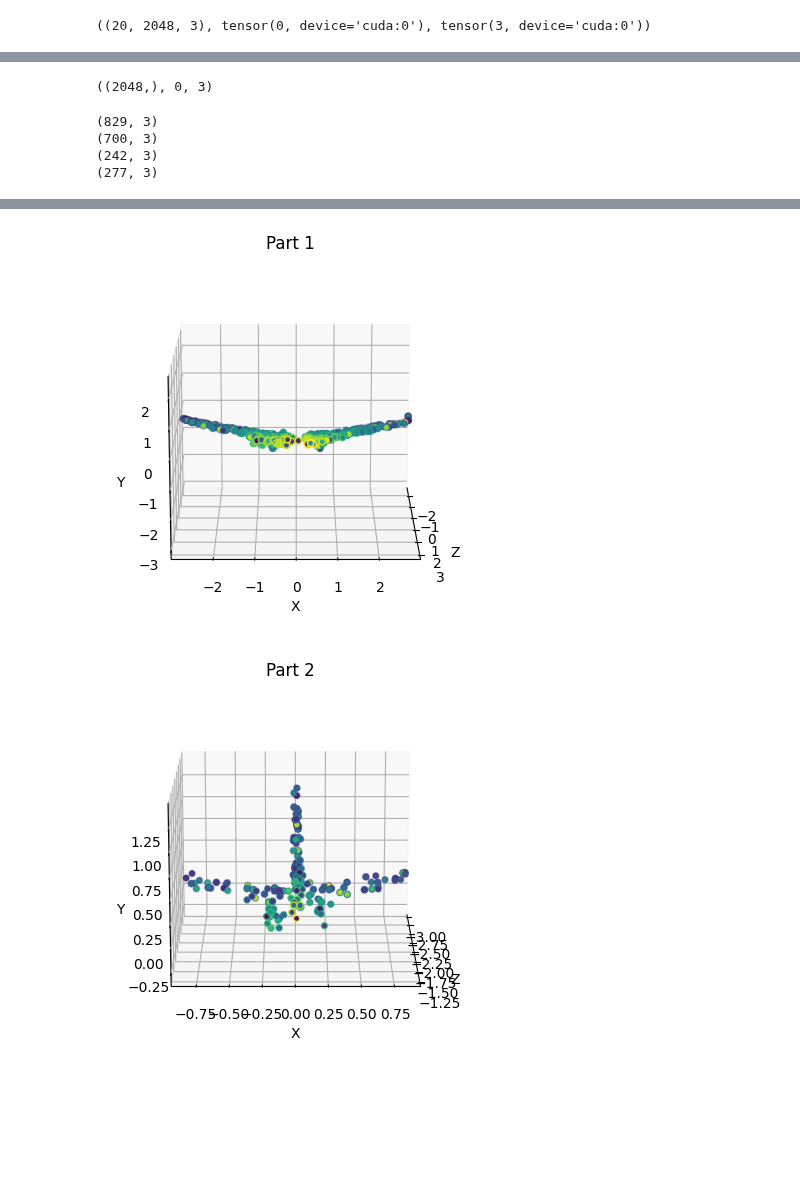
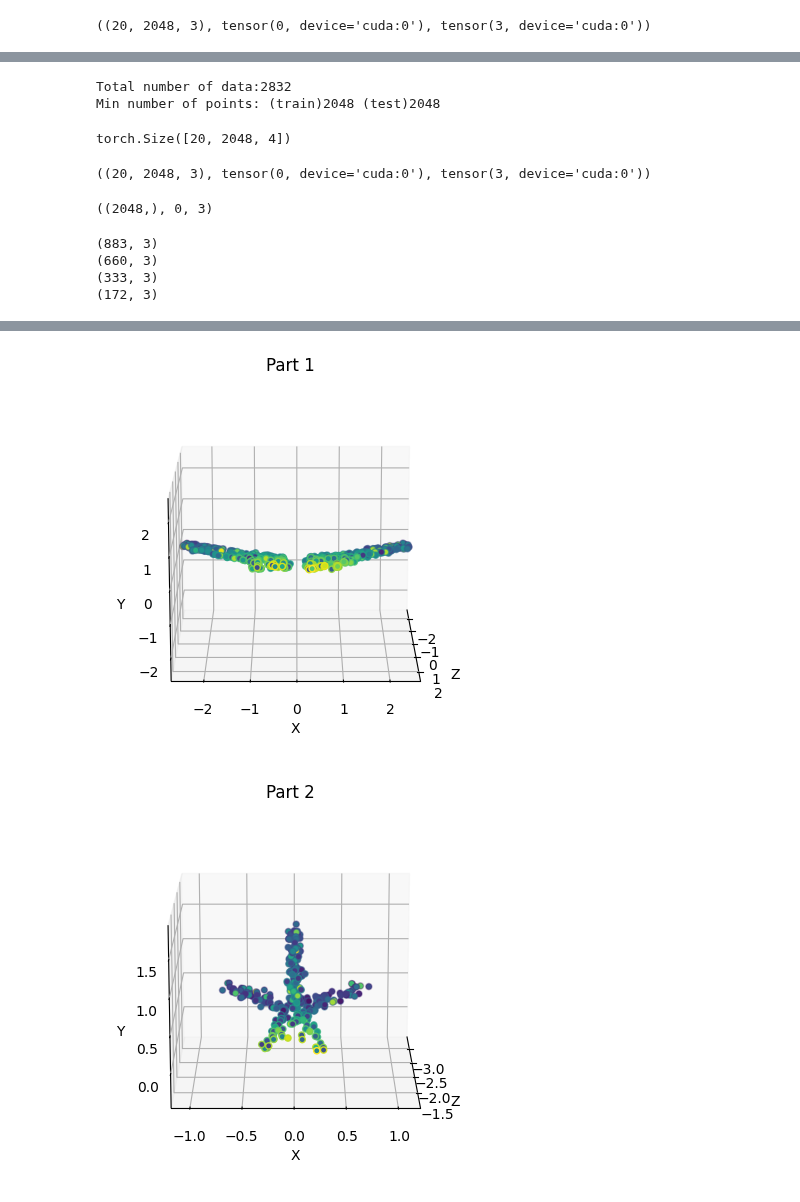
Before and after one commit to kristiyansakalyan/coarse-to-fine-shapes, a Jupyter notebook: train_PVCNN_Part_Segmentation-Noise.ipynb, the cells around one changed output, grey strips where cells are left out. Drawn from its saved outputs; the diff is of its cells as text; code cells hidden in the pictures; blank space fills up the shorter version.

```diff
--- a/train_PVCNN_Part_Segmentation-Noise.ipynb
+++ b/train_PVCNN_Part_Segmentation-Noise.ipynb
@@ -461,3 +487,47 @@ input_pc.shape, output_parts.min(), output_parts.max()
+# %%
+from datasets.shapenet_data_pc import ShapeNet15kPointClouds
+
+tr_dataset = ShapeNet15kPointClouds(root_dir="./ShapeNetCore.v2.PC15k",
+    categories=["airplane"], split='train',
+    tr_sample_size=2048,
+    te_sample_size=2048,
+    scale=1.,
+    normalize_per_shape=False,
+    normalize_std_per_axis=False,
+    random_subsample=True)
+
+train_dataloader = torch.utils.data.DataLoader(tr_dataset,
+                                               batch_size=20,
+                                               sampler=None,
+                                               shuffle=True is None,
+                                               num_workers=1,
+                                               drop_last=True)
+# %% [output]
+Total number of data:2832
+Min number of points: (train)2048 (test)2048
+# %%
+model.eval()
+i = 0
+with torch.no_grad():
+    for batch in train_dataloader:
+        input = batch["test_points"].to("cuda").transpose(1,2)
+        input = add_random_noise(input)
+
+        output_shapenet_seg = model(input)
+        if i > 1:
+            break
+        i+=1
+# %%
+output_shapenet_seg = output_shapenet_seg.transpose(1,2)
+output_shapenet_seg.shape
+# %% [output]
+torch.Size([20, 2048, 4])
+# %%
+output_parts = output_shapenet_seg.data.max(2)[1]
+input_pc = input.transpose(1,2).detach().cpu().numpy()
+input_pc.shape, output_parts.min(), output_parts.max()
+# %% [output]
+((20, 2048, 3), tensor(0, device='cuda:0'), tensor(3, device='cuda:0'))
 # %%
 INDEX = 5
 # %%
@@ -466,14 +536,14 @@ output_sample_parts.shape, output_sample_parts.min(), output_sample_parts.max()
 # %% [output]
 ((2048,), 0, 3)
 # %%
-fig = visualize_pointcloud(rotate_point_cloud_y(input_pc[INDEX, ...], 90), "PVD Output")
+fig = visualize_pointcloud(input_pc[INDEX, ...], "Shapenet GT")
 
 for i in range(output_sample_parts.max() + 1):
     input_pc_part = input_pc[INDEX, output_sample_parts == i, :]
     print(input_pc_part.shape)
-    fig = visualize_pointcloud(rotate_point_cloud_y(input_pc_part, 90), f"Part {i}")
+    fig = visualize_pointcloud(input_pc_part, f"Part {i}")
 # %% [output]
-(829, 3)
-(700, 3)
-(242, 3)
-(277, 3)
+(883, 3)
+(660, 3)
+(333, 3)
+(172, 3)
@@ -482,2 +552,2 @@ for i in range(output_sample_parts.max() + 1):
-[figure, old version]
+[figure, new version]
-[figure, old version]
+[figure, new version]
```
Also changed, not shown: parts of 22 cells of this notebook, 2 other files.
